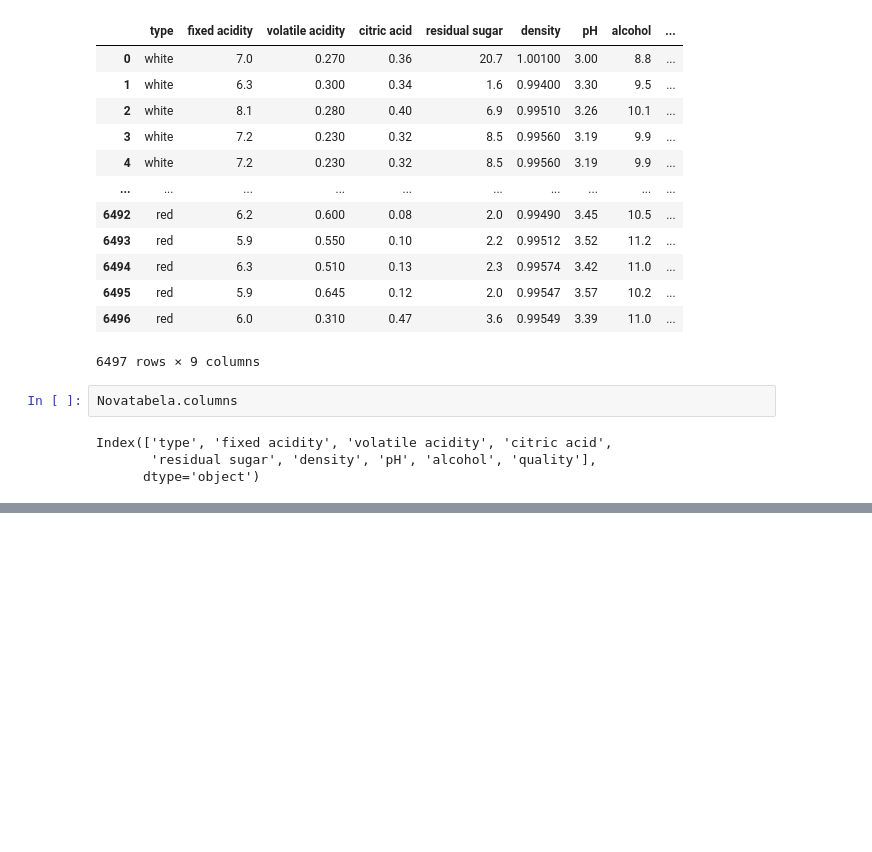
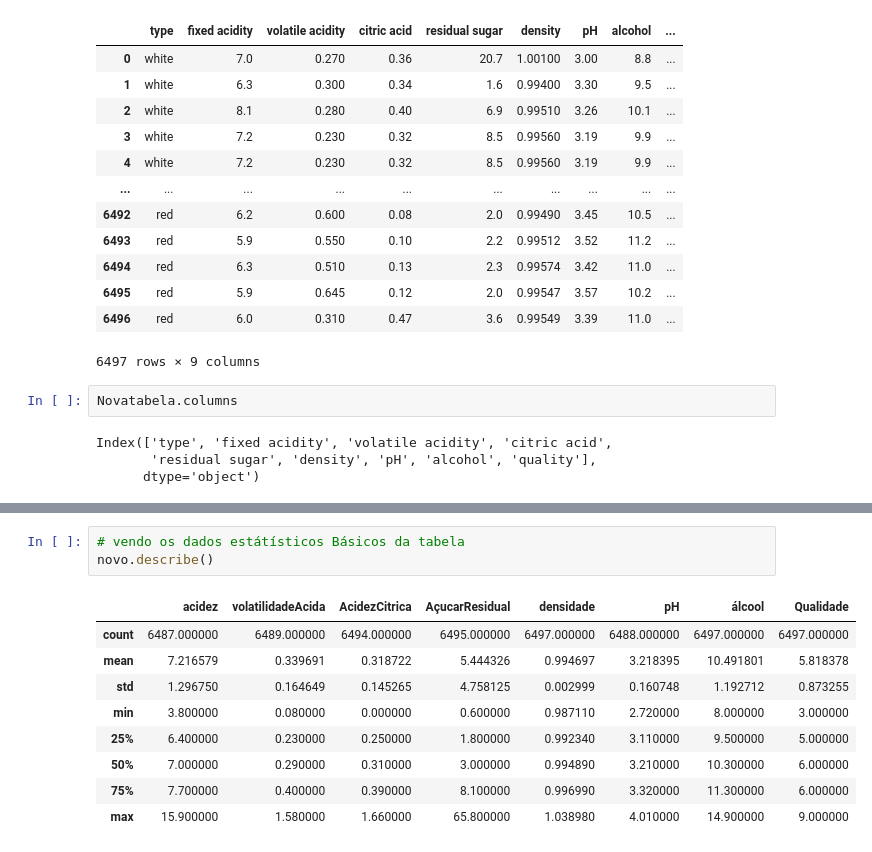
Before and after one commit to Brunelas/Projeto-2-, a Jupyter notebook: projeto2.ipynb, the cells around one changed output, grey strips where cells are left out. Drawn from its saved outputs; the diff is of its cells as text; blank space fills up the shorter version.

```diff
--- a/projeto2.ipynb
+++ b/projeto2.ipynb
@@ -65,0 +96,13 @@ novo
+# %%
+# vendo os dados estátísticos Básicos da tabela
+novo.describe()
+# %% [output]
+|  | acidez | volatilidadeAcida | AcidezCitrica | AçucarResidual | densidade | pH | álcool | Qualidade |
+| count | 6487.000000 | 6489.000000 | 6494.000000 | 6495.000000 | 6497.000000 | 6488.000000 | 6497.000000 | 6497.000000 |
+| mean | 7.216579 | 0.339691 | 0.318722 | 5.444326 | 0.994697 | 3.218395 | 10.491801 | 5.818378 |
+| std | 1.296750 | 0.164649 | 0.145265 | 4.758125 | 0.002999 | 0.160748 | 1.192712 | 0.873255 |
+| min | 3.800000 | 0.080000 | 0.000000 | 0.600000 | 0.987110 | 2.720000 | 8.000000 | 3.000000 |
+| 25% | 6.400000 | 0.230000 | 0.250000 | 1.800000 | 0.992340 | 3.110000 | 9.500000 | 5.000000 |
+| 50% | 7.000000 | 0.290000 | 0.310000 | 3.000000 | 0.994890 | 3.210000 | 10.300000 | 6.000000 |
+| 75% | 7.700000 | 0.400000 | 0.390000 | 8.100000 | 0.996990 | 3.320000 | 11.300000 | 6.000000 |
+| max | 15.900000 | 1.580000 | 1.660000 | 65.800000 | 1.038980 | 4.010000 | 14.900000 | 9.000000 |
```
Also changed, not shown: parts of 11 cells of this notebook.
